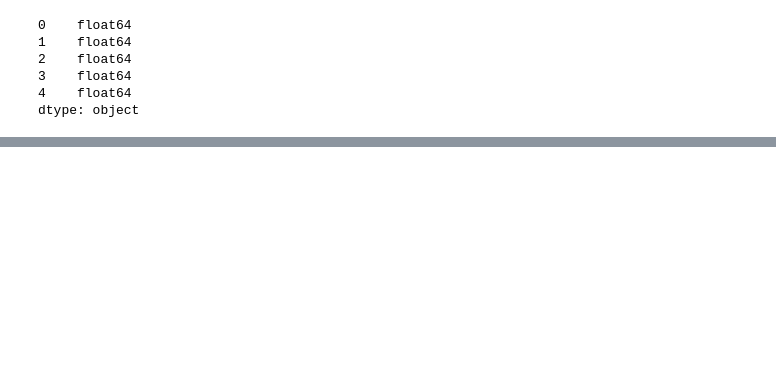
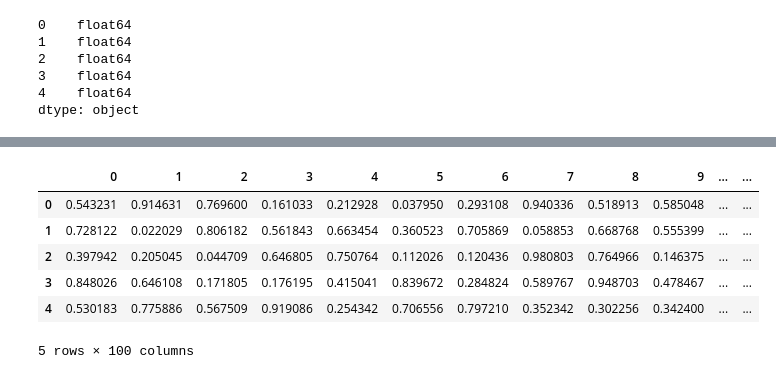
Before and after one commit to sasidharan10/Python, a Jupyter notebook: Pandas/Basics.ipynb, the cells around one changed output, grey strips where cells are left out. Cells and saved outputs as stored; diff of their text form; code cells hidden in the pictures; blank space fills up the shorter version.

```diff
--- a/Pandas/Basics.ipynb
+++ b/Pandas/Basics.ipynb
@@ -141,0 +178,10 @@ dtype: object
+# %%
+newdf.T  # transpose of the dataframe
+# %% [output]
+|  | 0 | 1 | 2 | 3 | 4 | 5 | 6 | 7 | 8 | 9 | ... | ... |
+| 0 | 0.543231 | 0.914631 | 0.769600 | 0.161033 | 0.212928 | 0.037950 | 0.293108 | 0.940336 | 0.518913 | 0.585048 | ... | ... |
+| 1 | 0.728122 | 0.022029 | 0.806182 | 0.561843 | 0.663454 | 0.360523 | 0.705869 | 0.058853 | 0.668768 | 0.555399 | ... | ... |
+| 2 | 0.397942 | 0.205045 | 0.044709 | 0.646805 | 0.750764 | 0.112026 | 0.120436 | 0.980803 | 0.764966 | 0.146375 | ... | ... |
+| 3 | 0.848026 | 0.646108 | 0.171805 | 0.176195 | 0.415041 | 0.839672 | 0.284824 | 0.589767 | 0.948703 | 0.478467 | ... | ... |
+| 4 | 0.530183 | 0.775886 | 0.567509 | 0.919086 | 0.254342 | 0.706556 | 0.797210 | 0.352342 | 0.302256 | 0.342400 | ... | ... |
+5 rows × 100 columns
```
Also changed, not shown: parts of 28 cells of this notebook, 1 other file.
